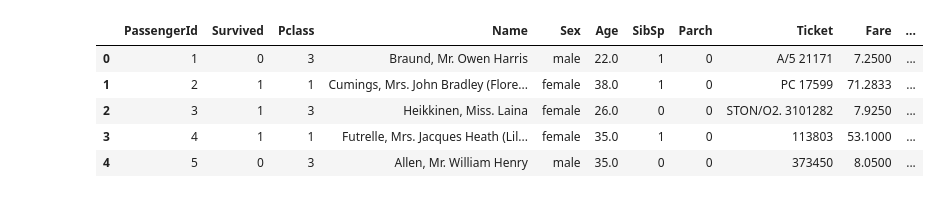
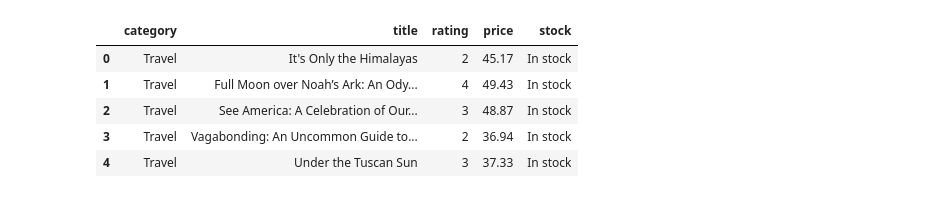
Before and after one commit to Professorlegit-66/My-Machine-Learning-Journey, a Jupyter notebook: 100 Days of ML/Exploratory Data Analysis (EDA)/Pandas Profiling/pandas_profiling.ipynb, the cells around one changed output. Drawn from its saved outputs; the diff is of its cells as text; code cells hidden in the pictures.

```diff
--- a/100 Days of ML/Exploratory Data Analysis (EDA)/Pandas Profiling/pandas_profiling.ipynb
+++ b/100 Days of ML/Exploratory Data Analysis (EDA)/Pandas Profiling/pandas_profiling.ipynb
@@ -2,15 +2,15 @@
 import pandas as pd
 from data_profiling import ProfileReport
 # %%
-df = pd.read_csv('train.csv')
+df = pd.read_csv('D:/Important Files/Machine Learning/Datasets/Books.csv')
 df.head()
 # %% [output]
-|  | PassengerId | Survived | Pclass | Name | Sex | Age | SibSp | Parch | Ticket | Fare | ... |
-| 0 | 1 | 0 | 3 | Braund, Mr. Owen Harris | male | 22.0 | 1 | 0 | A/5 21171 | 7.2500 | ... |
-| 1 | 2 | 1 | 1 | Cumings, Mrs. John Bradley (Flore... | female | 38.0 | 1 | 0 | PC 17599 | 71.2833 | ... |
-| 2 | 3 | 1 | 3 | Heikkinen, Miss. Laina | female | 26.0 | 0 | 0 | STON/O2. 3101282 | 7.9250 | ... |
-| 3 | 4 | 1 | 1 | Futrelle, Mrs. Jacques Heath (Lil... | female | 35.0 | 1 | 0 | 113803 | 53.1000 | ... |
-| 4 | 5 | 0 | 3 | Allen, Mr. William Henry | male | 35.0 | 0 | 0 | 373450 | 8.0500 | ... |
+|  | category | title | rating | price | stock |
+| 0 | Travel | It's Only the Himalayas | 2 | 45.17 | In stock |
+| 1 | Travel | Full Moon over Noah’s Ark: An Ody... | 4 | 49.43 | In stock |
+| 2 | Travel | See America: A Celebration of Our... | 3 | 48.87 | In stock |
+| 3 | Travel | Vagabonding: An Uncommon Guide to... | 2 | 36.94 | In stock |
+| 4 | Travel | Under the Tuscan Sun | 3 | 37.33 | In stock |
 # %%
 profile = ProfileReport(df)
 profile.to_file("report.html")
```
Also changed, not shown: 25 other files.
